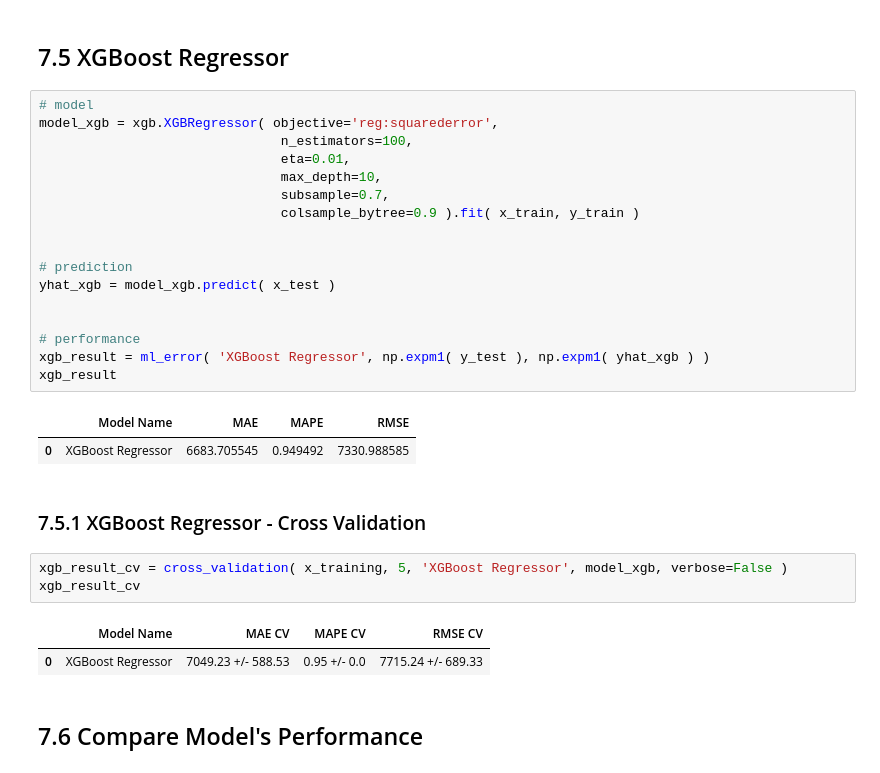
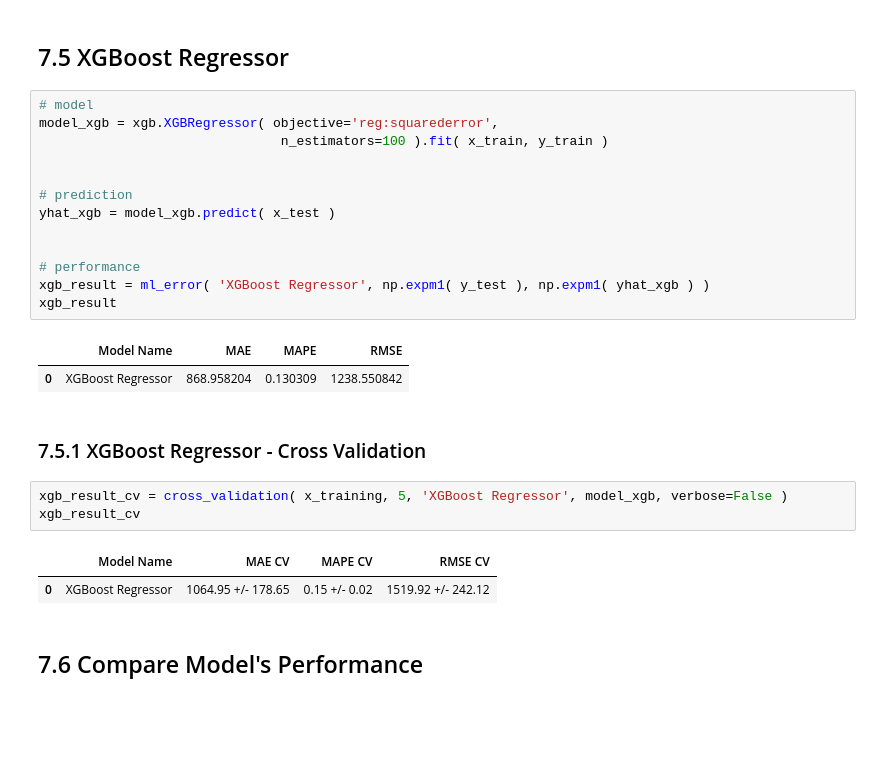
Before and after one commit to Cassiano-Schmeiske/Prediction_Sales_Rossmann_Stores, a Jupyter notebook: rossmann_sales_prediction.ipynb, the cells around one changed output. Cells and saved outputs as stored; diff of their text form; blank space fills up the shorter version.

```diff
--- a/rossmann_sales_prediction.ipynb
+++ b/rossmann_sales_prediction.ipynb
@@ -1213,23 +1199,19 @@ KFold Number: 1
 # %%
 # model
 model_xgb = xgb.XGBRegressor( objective='reg:squarederror',
-                               n_estimators=100,
-                               eta=0.01,
-                               max_depth=10,
-                               subsample=0.7,
-                               colsample_bytree=0.9 ).fit( x_train, y_train )
+                               n_estimators=100 ).fit( x_train, y_train )
 
 
 # prediction
 yhat_xgb = model_xgb.predict( x_test )
 
 
 # performance
 xgb_result = ml_error( 'XGBoost Regressor', np.expm1( y_test ), np.expm1( yhat_xgb ) )
 xgb_result
 # %% [output]
 |  | Model Name | MAE | MAPE | RMSE |
-| 0 | XGBoost Regressor | 6683.705545 | 0.949492 | 7330.988585 |
+| 0 | XGBoost Regressor | 868.958204 | 0.130309 | 1238.550842 |
 # %% [markdown]
 ### 7.5.1 XGBoost Regressor - Cross Validation
 # %%
@@ -1237,7 +1219,7 @@ xgb_result_cv = cross_validation( x_training, 5, 'XGBoost Regressor', model_xgb,
 xgb_result_cv
 # %% [output]
 |  | Model Name | MAE CV | MAPE CV | RMSE CV |
-| 0 | XGBoost Regressor | 7049.23 +/- 588.53 | 0.95 +/- 0.0 | 7715.24 +/- 689.33 |
+| 0 | XGBoost Regressor | 1064.95 +/- 178.65 | 0.15 +/- 0.02 | 1519.92 +/- 242.12 |
 # %% [markdown]
 ## 7.6 Compare Model's Performance
 # %% [markdown]
```
Also changed, not shown: parts of 16 cells of this notebook.
